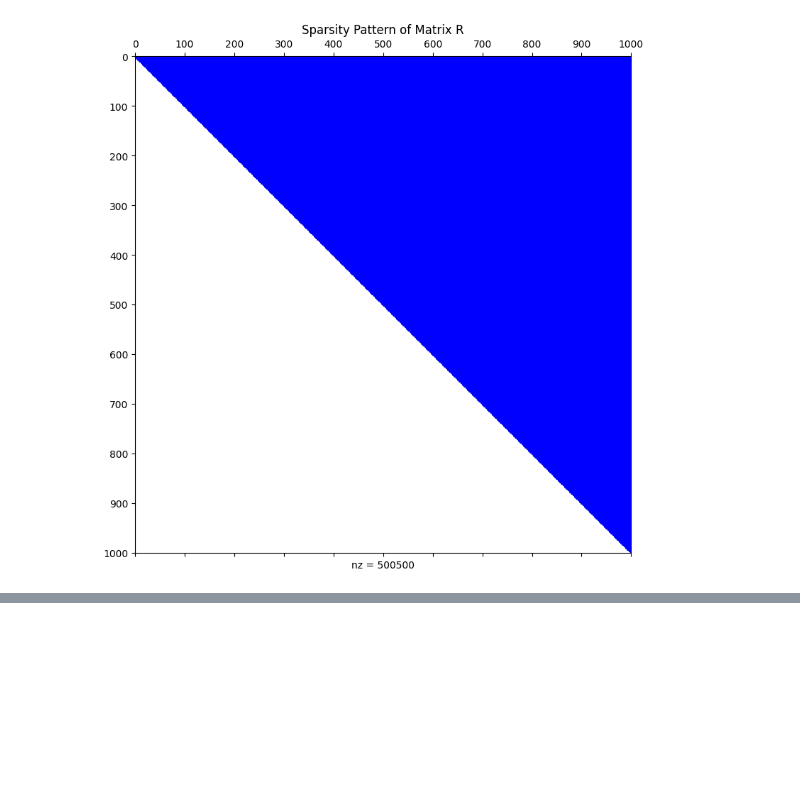
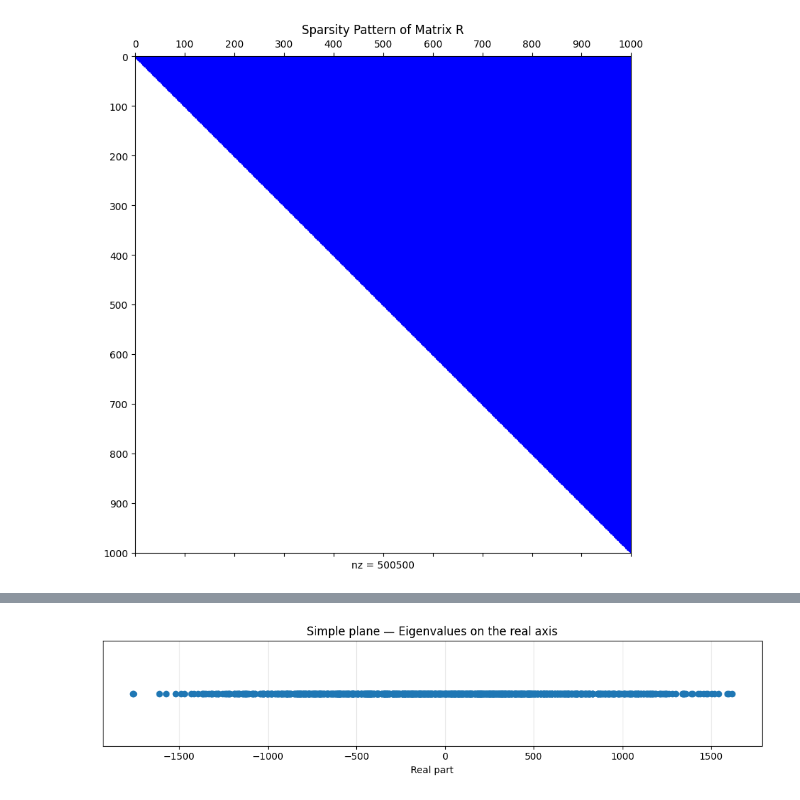
Before and after one commit to DatTNguyen-dev/LinearAlgebra-QR-Gram_Schmidt, a Jupyter notebook: huge_matrix.ipynb, the cells around one changed output, grey strips where cells are left out. Cells and saved outputs as stored; diff of their text form; code cells hidden in the pictures; blank space fills up the shorter version.

```diff
--- a/huge_matrix.ipynb
+++ b/huge_matrix.ipynb
@@ -45,0 +110,15 @@ plot(R, title='R')
+# %%
+real_vals = np.real(eigenvalues)
+zeros = np.zeros_like(real_vals)
+
+plt.figure(figsize=(10, 2.5))
+markerline, stemlines, baseline = plt.stem(real_vals, zeros, linefmt='C0-', markerfmt='C0o', basefmt=" ")
+plt.setp(markerline, markersize=6)
+plt.gca().axes.get_yaxis().set_visible(False)
+plt.title('Simple plane — Eigenvalues on the real axis')
+plt.xlabel('Real part')
+plt.tight_layout()
+plt.grid(axis='x', alpha=0.3)
+plt.show()
+# %% [output]
+[figure, added]
```
Also changed, not shown: parts of 2 cells of this notebook.
